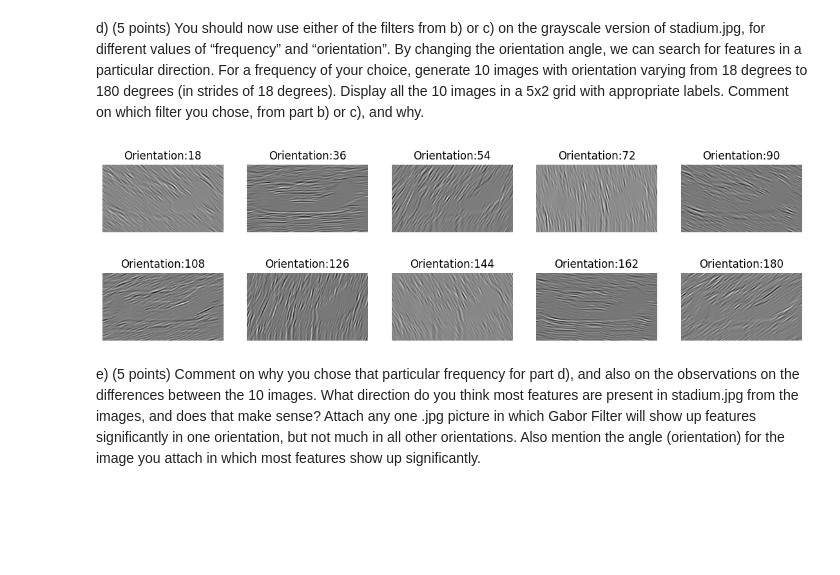
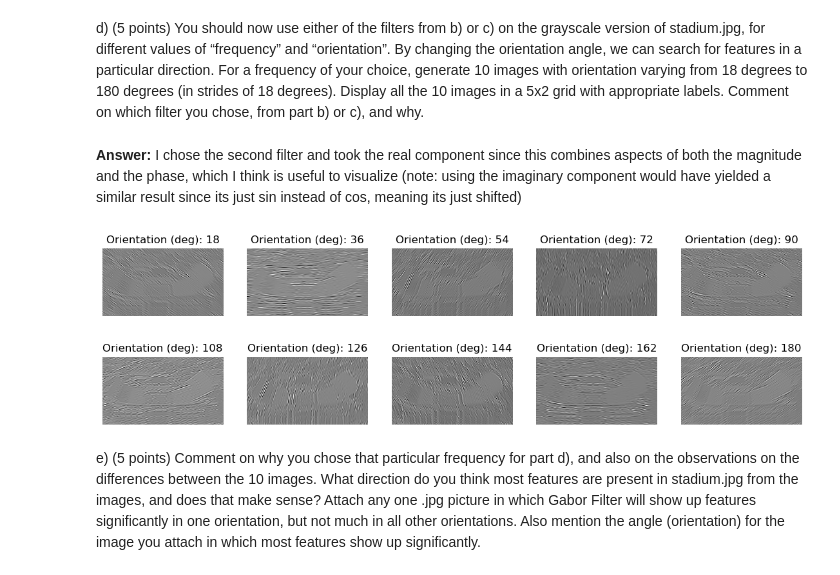
Before and after one commit to sidharthNair/digital-image-processing, a Jupyter notebook: hw3/HW3.ipynb, the cells around one changed output. Saved outputs shown, nothing was run; the diff lists cells and outputs as text; code cells hidden in the pictures; blank space fills up the shorter version.

```diff
--- a/hw3/HW3.ipynb
+++ b/hw3/HW3.ipynb
@@ -30,13 +30,13 @@ this function should be the frequency in ‘cycles per image’ of the sinusoida
 the orientation of the filter in degrees.
 # %%
 def gaborfilt(img, frequency, orientation):
-    wavelength = img.shape[0] / frequency
+    wavelength = math.sqrt(img.shape[0] ** 2 + img.shape[1] ** 2) / frequency
     sigma = 0.5 * wavelength
     gamma = 0.5
     shape = 1 + 2 * math.ceil(4 * sigma)
     gabor_filter_real = cv2.getGaborKernel((shape, shape), sigma, orientation, wavelength, gamma, psi=0)
     gabor_filter_imag = cv2.getGaborKernel((shape, shape), sigma, orientation, wavelength, gamma, psi=math.pi/2)
-    gabor = cv2.filter2D(img, -1, gabor_filter_real) + 1j * cv2.filter2D(img, -1, gabor_filter_imag)
+    gabor = cv2.filter2D(src=img, ddepth=-1, kernel=gabor_filter_real) + 1j * cv2.filter2D(src=img, ddepth=-1, kernel=gabor_filter_imag)
     mag = np.abs(gabor)
     phase = np.angle(gabor)
     return mag, phase
@@ -58,20 +58,22 @@ orientation angle, we can search for features in a particular direction. For a f
 your choice, generate 10 images with orientation varying from 18 degrees to 180
 degrees (in strides of 18 degrees). Display all the 10 images in a 5x2 grid with
 appropriate labels. Comment on which filter you chose, from part b) or c), and why.
+# %% [markdown]
+**Answer:** I chose the second filter and took the real component since this combines aspects of both the magnitude and the phase, which I think is useful to visualize (note: using the imaginary component would have yielded a similar result since its just sin instead of cos, meaning its just shifted)
 # %%
 fig = plt.figure(figsize=(14, 4))
 ax = []
 for i in range(10):
     ax.append(fig.add_subplot(2,5,i+1))
     ax[i].axis('off')
-    frequency = 30
+    frequency = 100
     orientaiton = 18 * (i + 1)
-    ax[i].title.set_text('Orientation:' + str(orientaiton))
+    ax[i].title.set_text('Orientation (deg): ' + str(orientaiton))
     real, imag = gaborfilt_2(g_stadium, frequency, orientaiton)
-    ax[i].imshow(imag, cmap='gray')
+    ax[i].imshow(real, cmap='gray')
 plt.show()
 # %% [output]
-[figure, old version]
+[figure, new version]
 # %% [markdown]
 e) (5 points) Comment on why you chose that particular frequency for part d), and also on
 the observations on the differences between the 10 images. What direction do you think
```
Also changed, not shown: parts of 5 cells of this notebook, 2 other files.
